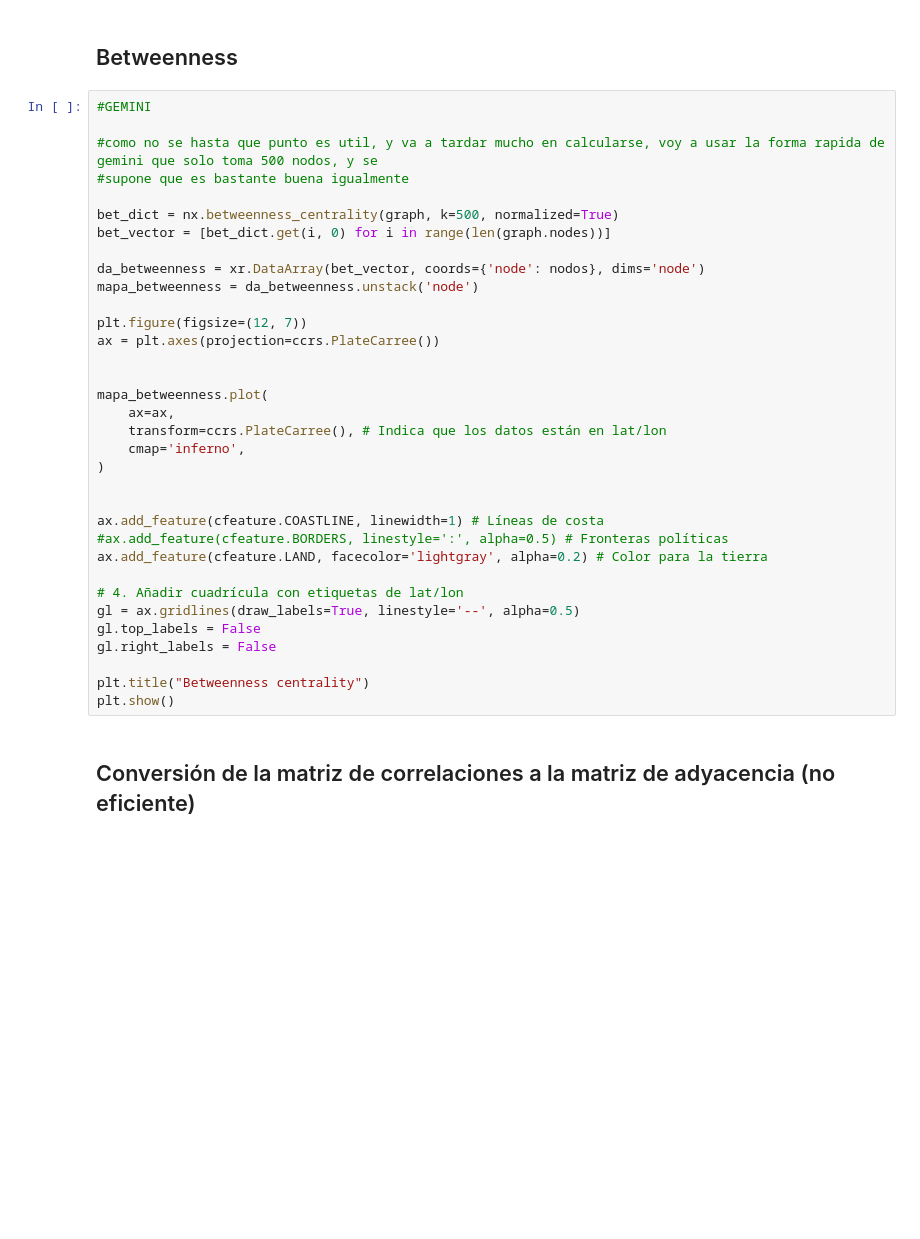
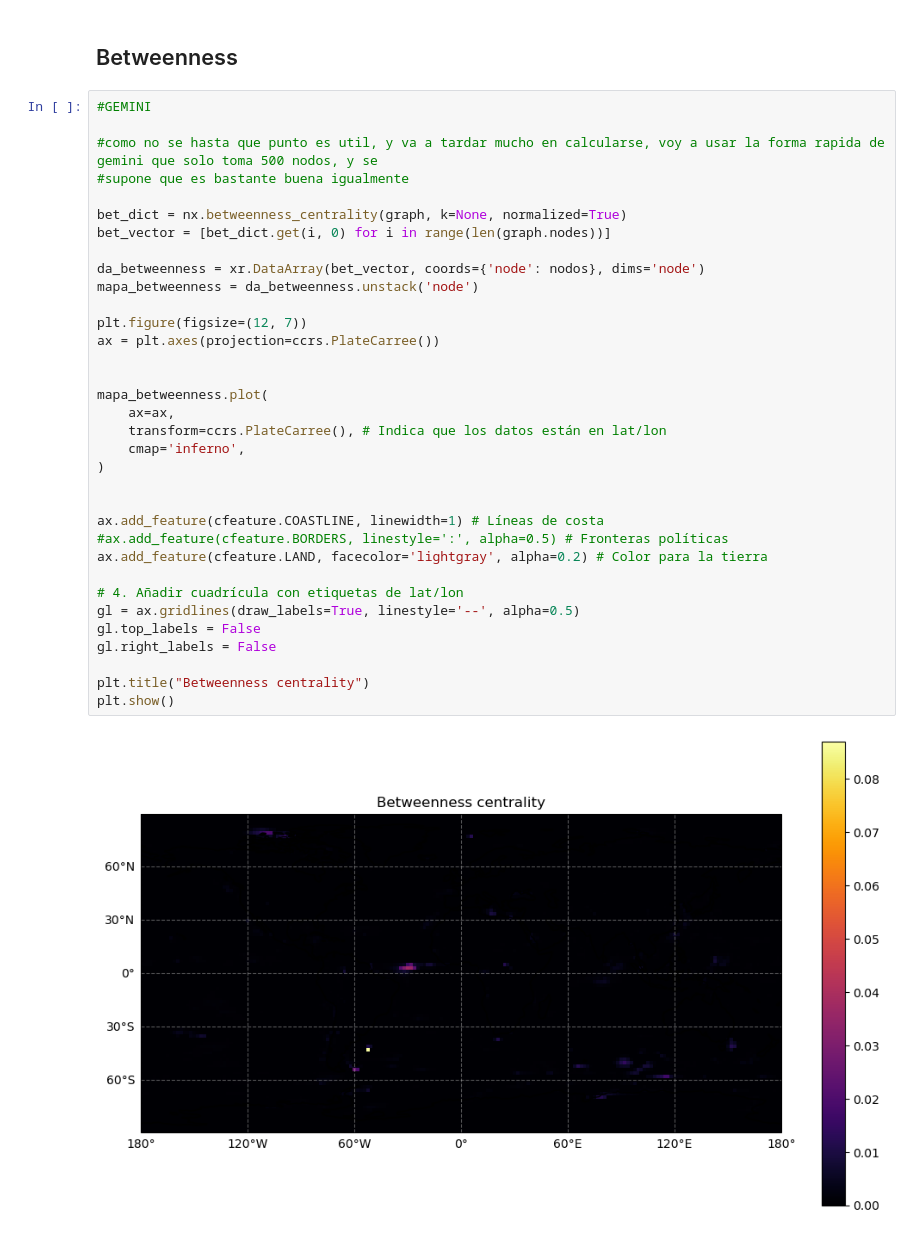
Before and after one commit to ipelayo1/TFG_Ivan, a Jupyter notebook: extract_data.ipynb, the cells around one changed output. Saved outputs shown, nothing was run; the diff lists cells and outputs as text; blank space fills up the shorter version.

Commit message:
betweenness

```diff
--- a/extract_data.ipynb
+++ b/extract_data.ipynb
@@ -666,33 +666,33 @@ plt.show()
 #como no se hasta que punto es util, y va a tardar mucho en calcularse, voy a usar la forma rapida de gemini que solo toma 500 nodos, y se
 #supone que es bastante buena igualmente
 
-bet_dict = nx.betweenness_centrality(graph, k=500, normalized=True)
+bet_dict = nx.betweenness_centrality(graph, k=None, normalized=True)
 bet_vector = [bet_dict.get(i, 0) for i in range(len(graph.nodes))]
 
 da_betweenness = xr.DataArray(bet_vector, coords={'node': nodos}, dims='node')
 mapa_betweenness = da_betweenness.unstack('node')
 
 plt.figure(figsize=(12, 7))
 ax = plt.axes(projection=ccrs.PlateCarree())
 
 
 mapa_betweenness.plot(
     ax=ax,
     transform=ccrs.PlateCarree(), # Indica que los datos están en lat/lon
     cmap='inferno',
 )
 
 
 ax.add_feature(cfeature.COASTLINE, linewidth=1) # Líneas de costa
 #ax.add_feature(cfeature.BORDERS, linestyle=':', alpha=0.5) # Fronteras políticas
 ax.add_feature(cfeature.LAND, facecolor='lightgray', alpha=0.2) # Color para la tierra
 
 # 4. Añadir cuadrícula con etiquetas de lat/lon
 gl = ax.gridlines(draw_labels=True, linestyle='--', alpha=0.5)
 gl.top_labels = False
 gl.right_labels = False
 
 plt.title("Betweenness centrality")
 plt.show()
+# %% [output]
+[figure, added]
-# %% [markdown]
-## Conversión de la matriz de correlaciones a la matriz de adyacencia (no eficiente)
```
Also changed, not shown: parts of 6 cells of this notebook, 1 other file.
